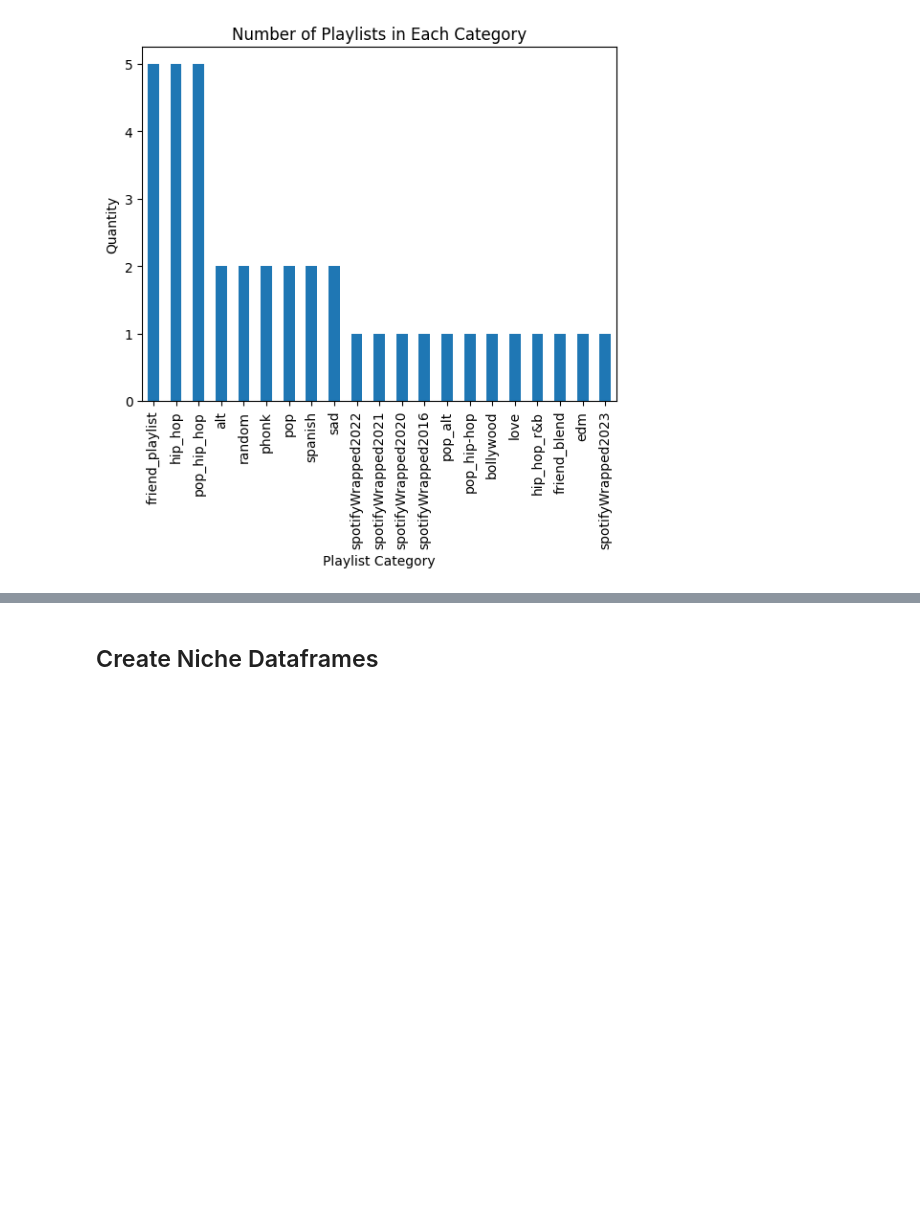
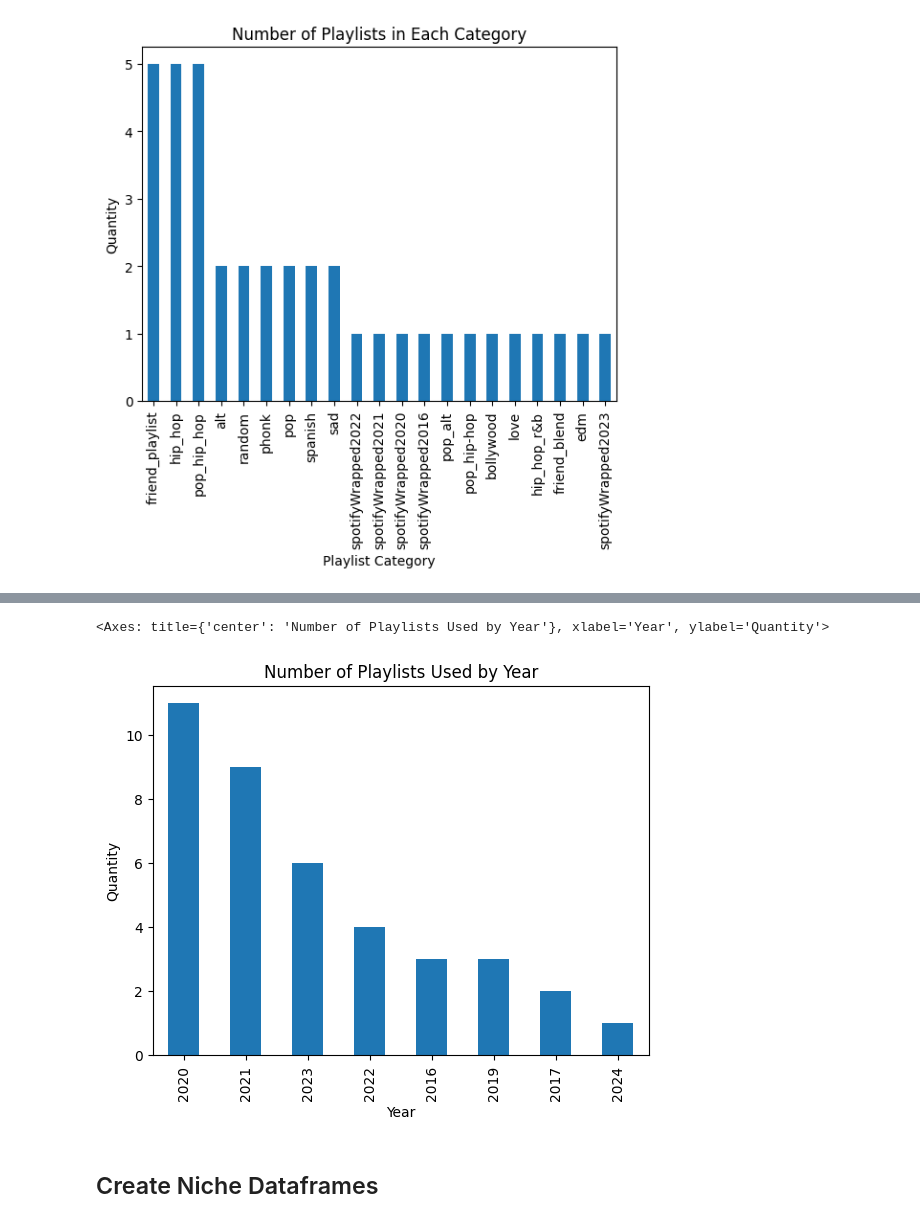
Before and after one commit to ppatel0910/mySpotify_and_machine_learning, a Jupyter notebook: second.ipynb, the cells around one changed output, grey strips where cells are left out. Saved outputs shown, nothing was run; the diff lists cells and outputs as text; code cells hidden in the pictures; blank space fills up the shorter version.

Commit message:
create graph of number of playlists used each year in second.ipynb

```diff
--- a/second.ipynb
+++ b/second.ipynb
@@ -247,0 +250,7 @@ category_count.plot(kind = "bar",
+# %%
+# Organize the dataframe based on the 'year' column, and reset the index
+# to make it easier to reference data later
+
+by_year_df = df.sort_values(by = "year", ascending = True)
+by_year_df = by_year_df.reset_index(drop = True)
+by_year_df
@@ -248,3 +275,15 @@ category_count.plot(kind = "bar",
+# %%
+# Determine the number of playlists in each year, and plot the results
+# using the matplotlib Python library
+
+year_count = by_year_df["year"].value_counts()
+year_count.plot(kind = "bar",
+                    title = "Number of Playlists Used by Year",
+                   xlabel = "Year",
+                   ylabel = "Quantity")
+# %% [output]
+<Axes: title={'center': 'Number of Playlists Used by Year'}, xlabel='Year', ylabel='Quantity'>
+[figure, added]
 # %% [markdown]
 ## Create Niche Dataframes
 # %% [markdown]
```
Also changed, not shown: parts of 3 cells of this notebook.
